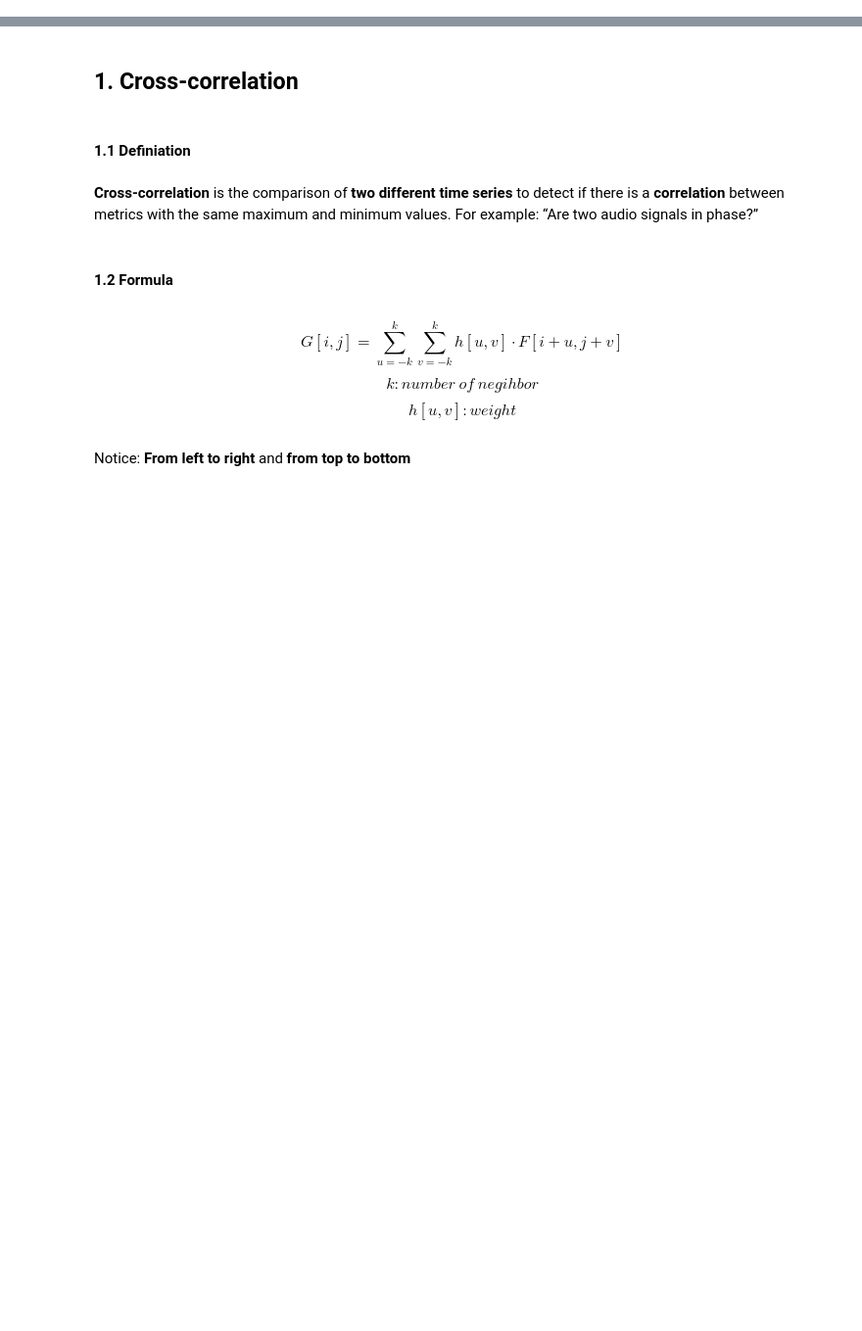
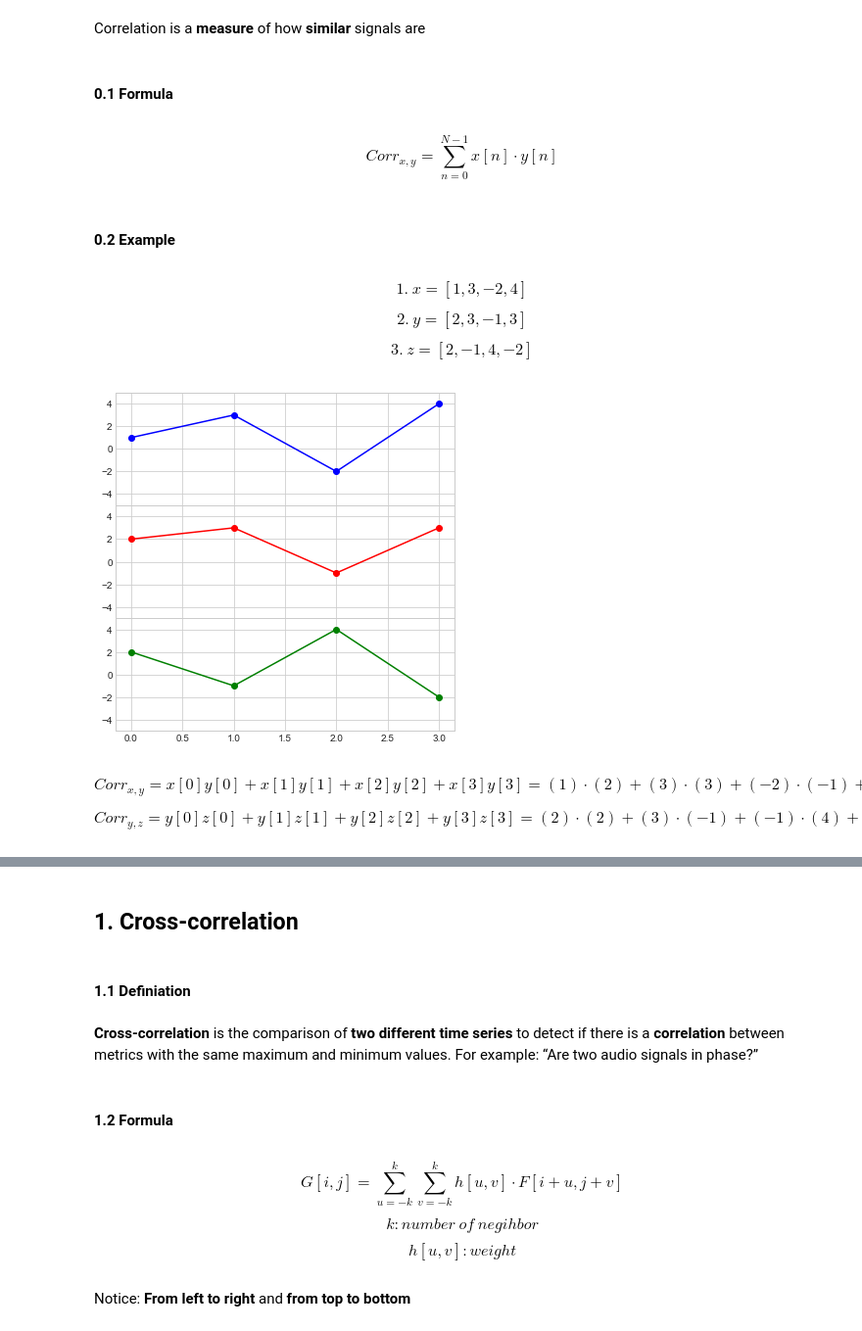
Before and after one commit to chenshanghao/Data_Science_Learning, a Jupyter notebook: Cross-correlation, Convolutional.ipynb, the cells around one changed output, grey strips where cells are left out. Shown at 98% size. Drawn from its saved outputs; the diff is of its cells as text; code cells hidden in the pictures; blank space fills up the shorter version.

```diff
--- a/Cross-correlation, Convolutional.ipynb
+++ b/Cross-correlation, Convolutional.ipynb
@@ -0,0 +1,5 @@
+# %%
+%matplotlib inline
+import matplotlib.pyplot as plt
+plt.style.use('seaborn-whitegrid')
+import numpy as np
@@ -0,0 +8,36 @@
+# %% [markdown]
+Correlation is a **measure** of how **similar** signals are
+# %% [markdown]
+#### 0.1 Formula
+# %% [markdown]
+$$ Corr_{x,y} = \sum_{n=0}^{N-1}x[n]\cdot y[n] $$
+# %% [markdown]
+#### 0.2 Example
+# %% [markdown]
+ $$ 1.\ x =[1, 3, -2, 4] $$
+
+ $$ 2.\ y =[2, 3, -1, 3] $$
+
+ $$ 3.\ z =[2, -1, 4, -2] $$
+# %%
+time = np.array([0, 1, 2, 3])
+x = np.array([1,3,-2,4])
+y = np.array([2,3,-1,3])
+z = np.array([2, -1, 4, -2])
+
+fig = plt.figure()
+
+ax1 = fig.add_axes([2.0, 1.0, 0.8, 0.4], xticklabels=[], ylim=(-5, 5))
+ax2 = fig.add_axes([2.0, 0.6, 0.8, 0.4], ylim=(-5, 5))
+ax3 = fig.add_axes([2.0, 0.2, 0.8, 0.4], ylim=(-5, 5))
+
+
+ax1.plot(time, x,'-ok', color='blue')
+ax2.plot(time, y, '-ok',color ='red')
+ax3.plot(time, z, '-ok',color ='green');
+# %% [output]
+[figure, added]
+# %% [markdown]
+$$ Corr_{x,y} = x[0]y[0] + x[1]y[1] + x[2]y[2] + x[3]y[3]=(1)\cdot (2)+(3)\cdot (3)+(-2)\cdot (-1)+(4)\cdot (3)=25 $$
+
+$$ Corr_{y,z} = y[0]z[0] + y[1]z[1] + y[2]z[2] + y[3]z[3]=(2)\cdot (2)+(3)\cdot (-1)+(-1)\cdot (4)+(3)\cdot (-2)=-9 $$
```
Also changed, not shown: parts of 59 cells of this notebook, 8 other files.
